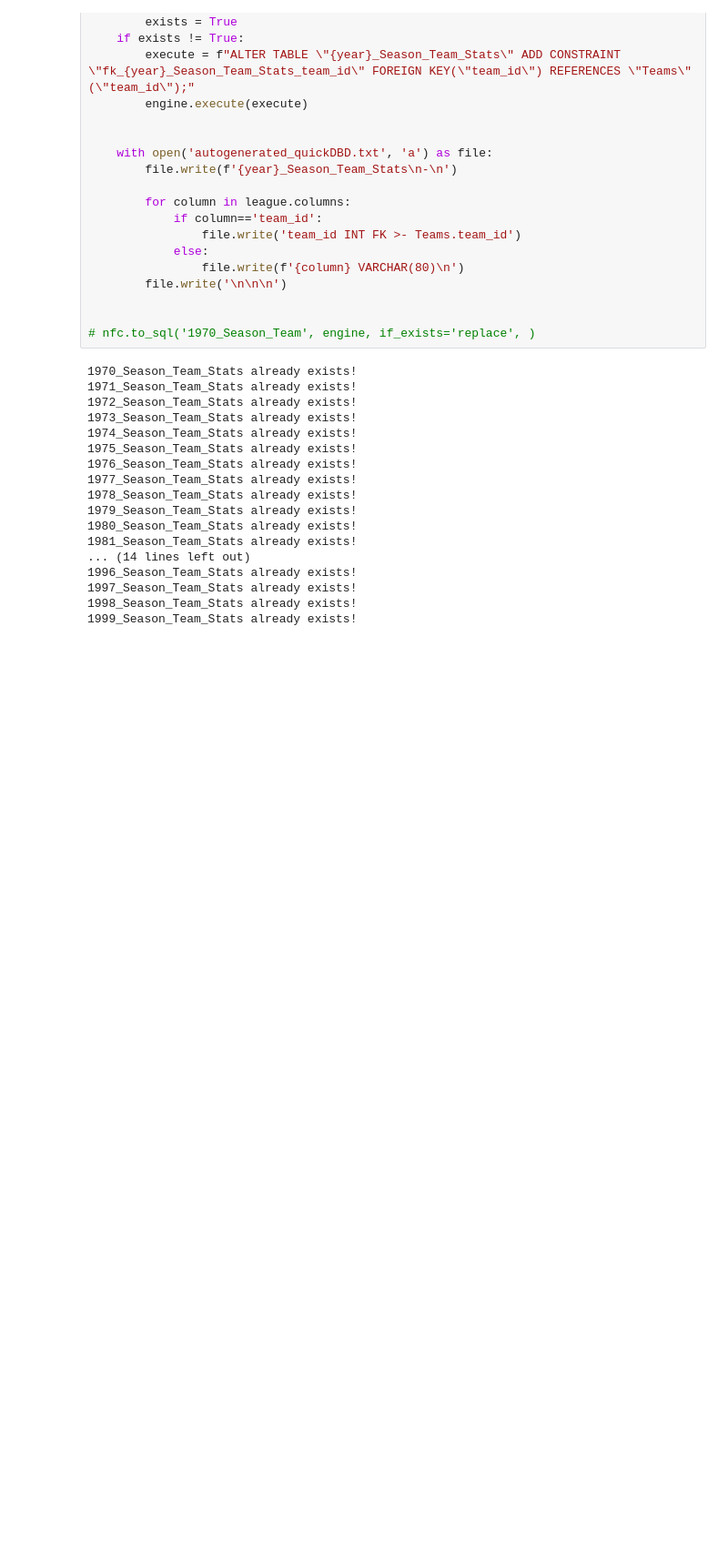
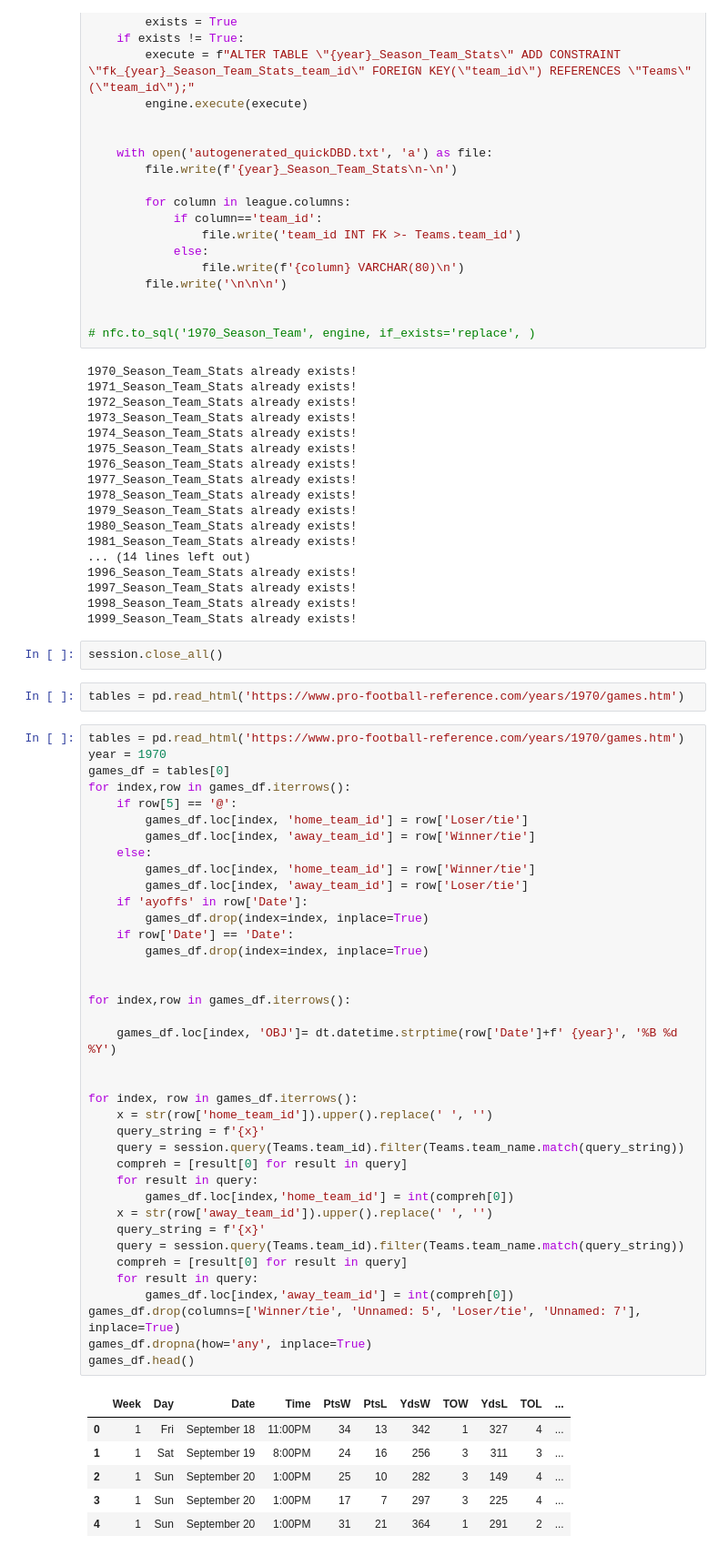
Before and after one commit to KevinKillman/ETL-Project, a Jupyter notebook: test_scrape.ipynb, the cells around one changed output. Shown at 91% size. Drawn from its saved outputs; the diff is of its cells as text; blank space fills up the shorter version.

```diff
--- a/test_scrape.ipynb
+++ b/test_scrape.ipynb
@@ -154,3 +160,52 @@ for year in range(1970,2000,1):
 1997_Season_Team_Stats already exists!
 1998_Season_Team_Stats already exists!
 1999_Season_Team_Stats already exists!
+# %%
+session.close_all()
+# %%
+tables = pd.read_html('https://www.pro-football-reference.com/years/1970/games.htm')
+# %%
+tables = pd.read_html('https://www.pro-football-reference.com/years/1970/games.htm')
+year = 1970
+games_df = tables[0]
+for index,row in games_df.iterrows():
+    if row[5] == '@':
+        games_df.loc[index, 'home_team_id'] = row['Loser/tie']
+        games_df.loc[index, 'away_team_id'] = row['Winner/tie']
+    else:
+        games_df.loc[index, 'home_team_id'] = row['Winner/tie']
+        games_df.loc[index, 'away_team_id'] = row['Loser/tie']
+    if 'ayoffs' in row['Date']:
+        games_df.drop(index=index, inplace=True)
+    if row['Date'] == 'Date':
+        games_df.drop(index=index, inplace=True)
+
+
+for index,row in games_df.iterrows():
+
+    games_df.loc[index, 'OBJ']= dt.datetime.strptime(row['Date']+f' {year}', '%B %d %Y')
+
+
+for index, row in games_df.iterrows():
+    x = str(row['home_team_id']).upper().replace(' ', '')
+    query_string = f'{x}'
+    query = session.query(Teams.team_id).filter(Teams.team_name.match(query_string))
+    compreh = [result[0] for result in query]
+    for result in query:
+        games_df.loc[index,'home_team_id'] = int(compreh[0])
+    x = str(row['away_team_id']).upper().replace(' ', '')
+    query_string = f'{x}'
+    query = session.query(Teams.team_id).filter(Teams.team_name.match(query_string))
+    compreh = [result[0] for result in query]
+    for result in query:
+        games_df.loc[index,'away_team_id'] = int(compreh[0])
+games_df.drop(columns=['Winner/tie', 'Unnamed: 5', 'Loser/tie', 'Unnamed: 7'], inplace=True)
+games_df.dropna(how='any', inplace=True)
+games_df.head()
+# %% [output]
+|  | Week | Day | Date | Time | PtsW | PtsL | YdsW | TOW | YdsL | TOL | ... |
+| 0 | 1 | Fri | September 18 | 11:00PM | 34 | 13 | 342 | 1 | 327 | 4 | ... |
+| 1 | 1 | Sat | September 19 | 8:00PM | 24 | 16 | 256 | 3 | 311 | 3 | ... |
+| 2 | 1 | Sun | September 20 | 1:00PM | 25 | 10 | 282 | 3 | 149 | 4 | ... |
+| 3 | 1 | Sun | September 20 | 1:00PM | 17 | 7 | 297 | 3 | 225 | 4 | ... |
+| 4 | 1 | Sun | September 20 | 1:00PM | 31 | 21 | 364 | 1 | 291 | 2 | ... |
```
Also changed, not shown: parts of 7 cells of this notebook, 2 other files.
